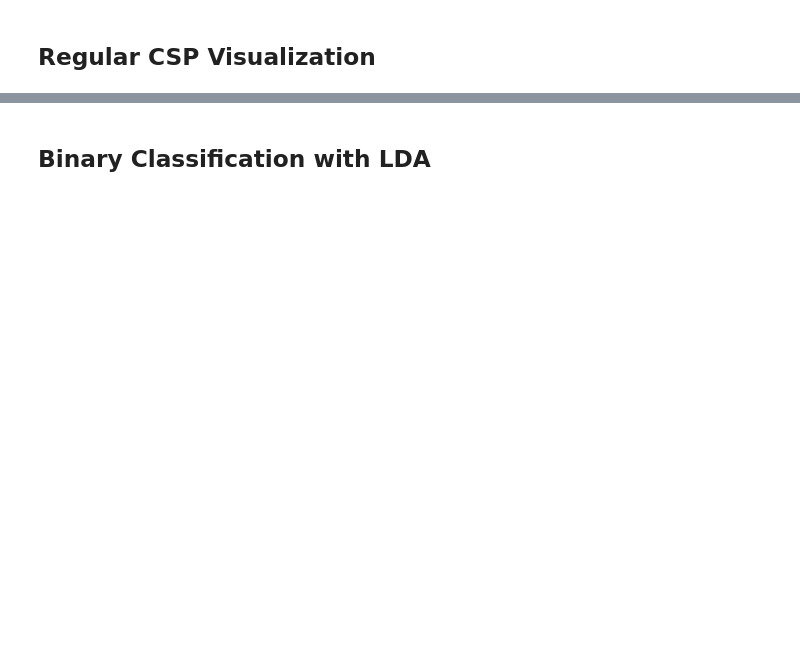
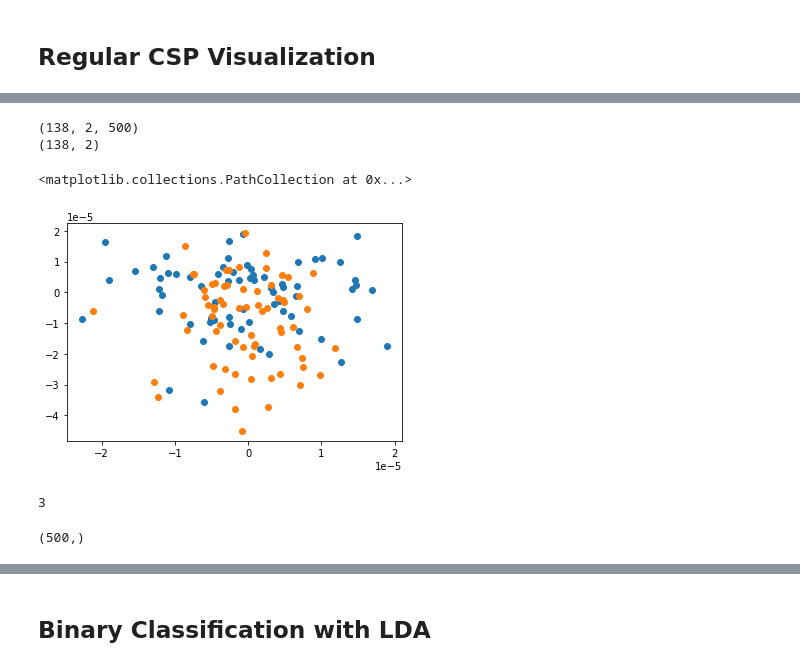
Before and after one commit to FeiYin99/COGS-189-Final-Project, a Jupyter notebook: classifications.ipynb, the cells around one changed output, grey strips where cells are left out. Cells and saved outputs as stored; diff of their text form; code cells hidden in the pictures; blank space fills up the shorter version.

```diff
--- a/classifications.ipynb
+++ b/classifications.ipynb
@@ -91,16 +110,21 @@ plt.scatter(data_ds_c2[:, 0], data_ds_c2[:, 1])
 # %%
 data_c1 = data[labels == label_left_hand]
 data_c2 = data[labels == label_right_hand]
-csp_transform = csp.CSP2(data_c1, data_c2, n_top=1, n_bot=1)
-data_ = csp.apply_CSP(csp_transform, data)
+csp_transform = csp.CSP2(data_c1, data_c2, n_top=1)
+data_ = csp.apply_CSP_transform(data, csp_transform)
 
 print(data_.shape)
 
 data_ds = np.mean(data_, axis=-1)
 print(data_ds.shape)
 
 data_ds_c1 = data_ds[labels == label_left_hand]
 data_ds_c2 = data_ds[labels == label_right_hand]
 
 plt.scatter(data_ds_c1[:, 0], data_ds_c1[:, 1])
 plt.scatter(data_ds_c2[:, 0], data_ds_c2[:, 1])
+# %% [output]
+(138, 2, 500)
+(138, 2)
+<matplotlib.collections.PathCollection at 0x...>
+[figure, added]
@@ -106,0 +136,15 @@ plt.scatter(data_ds_c2[:, 0], data_ds_c2[:, 1])
+# %%
+len(c1_filter_pairs)
+# %% [output]
+3
+# %%
+c1_spectral_filter1 = c1_filter_pairs[0][0]
+c1_spectral_filter2 = c1_filter_pairs[1][0]
+c1_spectral_filter3 = c1_filter_pairs[2][0]
+
+c2_spectral_filter1 = c2_filter_pairs[0][0]
+c2_spatial_filter1 = c2_filter_pairs[0][1]
+
+print(c1_spectral_filter1.shape)
+# %% [output]
+(500,)
```
Also changed, not shown: parts of 30 cells of this notebook, 2 other files.
